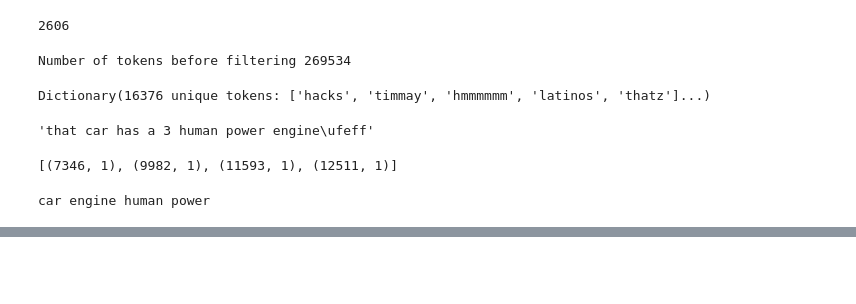
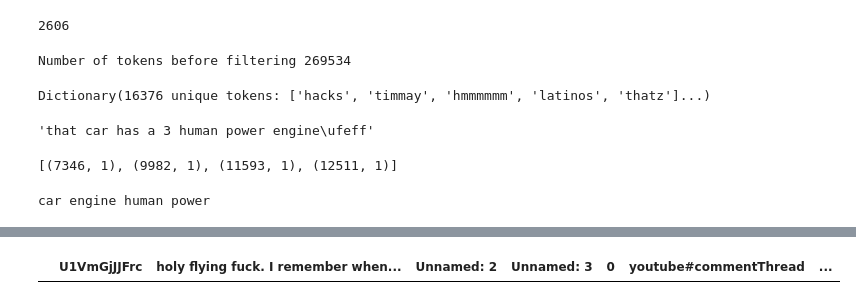
Before and after one commit to papapana/data_science, a Jupyter notebook: youtube_comedy_slam/Youtube comments.ipynb, the cells around one changed output, grey strips where cells are left out. Saved outputs shown, nothing was run; the diff lists cells and outputs as text; code cells hidden in the pictures; blank space fills up the shorter version.

Commit message:
Add Data Exploration, update comments code

```diff
--- a/youtube_comedy_slam/Youtube comments.ipynb
+++ b/youtube_comedy_slam/Youtube comments.ipynb
@@ -489,3 +488,5 @@ for video_id, tokens in itertools.islice(iter_comments(commentsList),None):
 #     print(item)
 # %%
 # Have more data over 100 MB in order to split with cross-validation "TECHNIQUES for little data", try to find similar dataset
+# %%
+data = pd.read_csv("data/dataset_movies.csv")
@@ -492,3 +507,9 @@ for video_id, tokens in itertools.islice(iter_comments(commentsList),None):
+# %%
+last_video_id = data.iloc[-1].videoId
+dat = data[data.videoId != last_video_id]
+dat.to_csv
+# %% [output]
+|  | U1VmGjJJFrc | holy flying fuck. I remember when... | Unnamed: 2 | Unnamed: 3 | 0 | youtube#commentThread | ... |
 # %%
 # Try simplest model + see the misclassified + try better models
 # Naïve Bayes, 5% for test data and 90% for training
```
Also changed, not shown: parts of 4 cells of this notebook, 2 other files.
